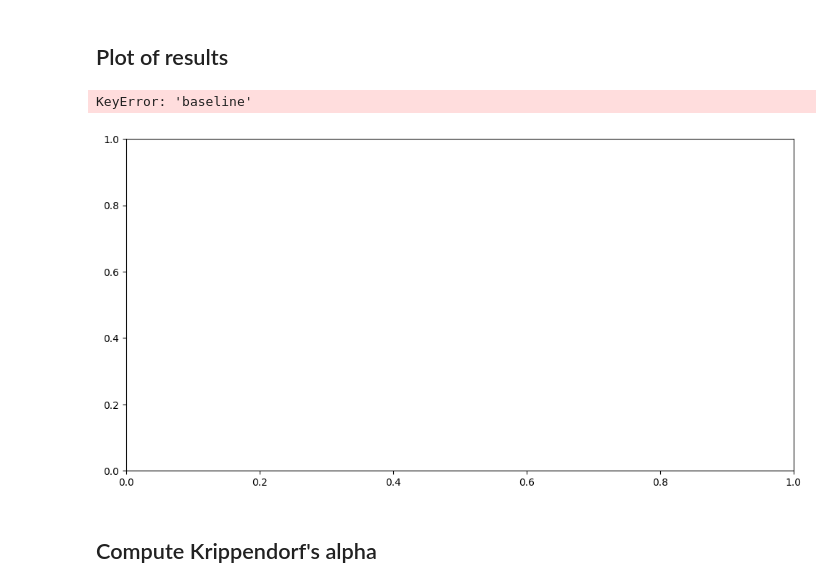
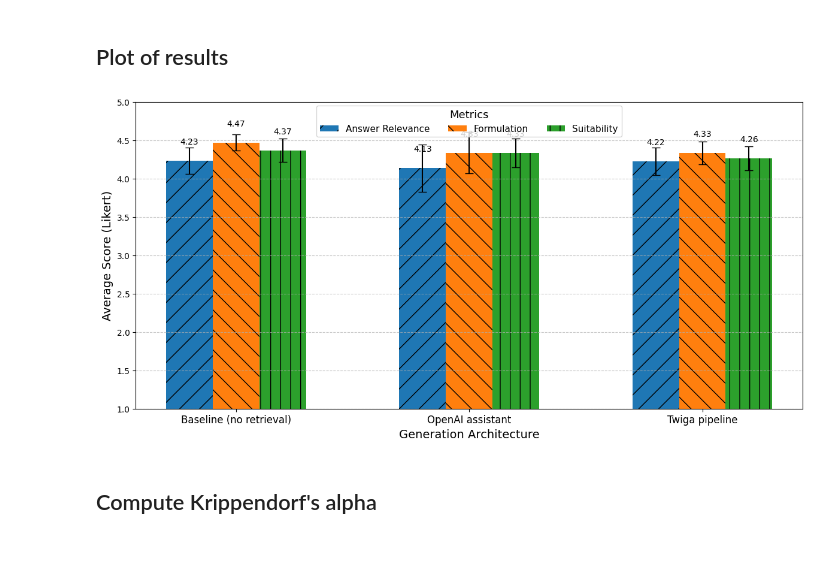
Before and after one commit to jurmy24/twiga-thesis, a Jupyter notebook: evals/human/mdg_evals.ipynb, the cells around one changed output. Cells and saved outputs as stored; diff of their text form; code cells hidden in the pictures; blank space fills up the shorter version.

```diff
--- a/evals/human/mdg_evals.ipynb
+++ b/evals/human/mdg_evals.ipynb
@@ -351,6 +351,7 @@ Standard mean (0=baseline, 1=assistant, 2=pipeline)
 # plt.tight_layout(rect=[0, 1, 1, 0.6])
 # plt.show()
 
+# print(results_df.loc[0, "answer_relevance"])
 
 import matplotlib.pyplot as plt
 import numpy as np
@@ -364,7 +365,7 @@ fig, ax = plt.subplots(figsize=(12, 6))
 
 metrics = ['answer_relevance', 'formulation', 'suitability']
 titles = ['Answer Relevance', 'Formulation', 'Suitability']
-pipelines = ['Baseline', 'Assistant', 'Pipeline']
+pipelines = [0, 1, 2]
 
 # Positions for the bars
 bar_width = 0.2
@@ -373,35 +374,34 @@ offsets = np.linspace(-bar_width, bar_width, len(metrics))
 
 # Plotting
 for i, (metric, title, color, hatch) in enumerate(zip(metrics, titles, colors, hatches)):
     means = [results_df.loc[pipeline, metric] for pipeline in pipelines]
     errors = [standard_errors_df.loc[pipeline, metric] for pipeline in pipelines]
     bars = ax.bar(positions + offsets[i], means, yerr=errors, capsize=5, width=bar_width, color=color, label=title, hatch=hatch)
 
     # Adding data labels
     for bar in bars:
         height = bar.get_height()
         ax.annotate(f'{height:.2f}',
                     xy=(bar.get_x() + bar.get_width() / 2, height),
                     xytext=(0, 18),  # 3 points vertical offset
                     textcoords="offset points",
                     ha='center', va='bottom')
 
 # Customizing the plot
 ax.set_ylim(1, 5)
 ax.set_ylabel('Average Score (Likert)', fontsize=14)
 ax.set_xlabel('Generation Architecture', fontsize=14)
 ax.set_xticks(positions)
 ax.set_xticklabels(['Baseline (no retrieval)', 'OpenAI assistant', 'Twiga pipeline'], fontsize=12)
 ax.legend(title='Metrics', title_fontsize='13', fontsize='11', loc='lower center', bbox_to_anchor=(0.5, 0.87), ncol=3)
 
 # Add grid lines
 ax.yaxis.grid(True, linestyle='--', alpha=0.7)
 
 plt.tight_layout(rect=[0, 0, 1, 1],h_pad=0.5)
 plt.show()
 # %% [output]
-KeyError: 'baseline'
-[figure, old version]
+[figure, new version]
 # %% [markdown]
 ## Compute Krippendorf's alpha
 # %%
```
